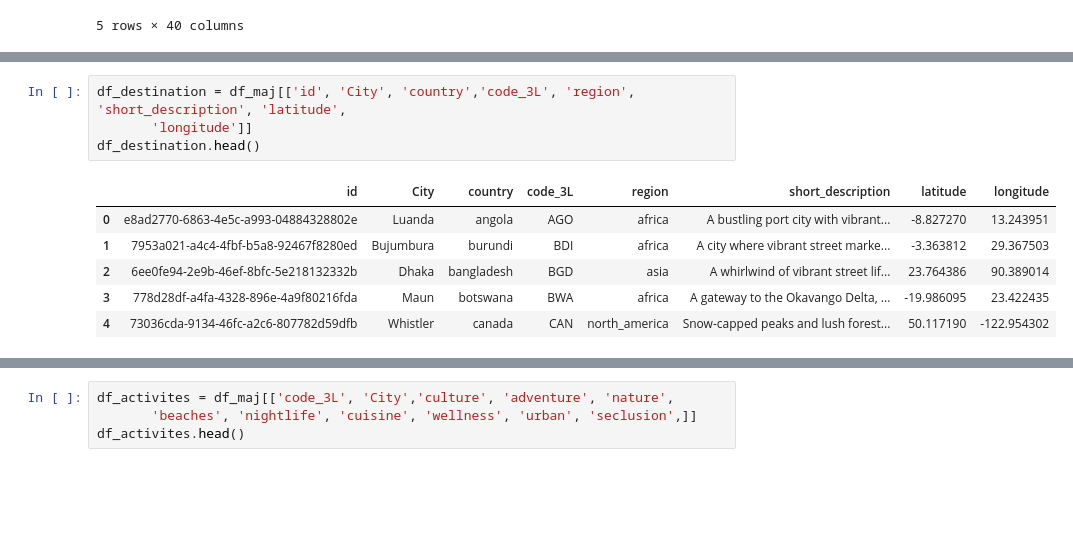
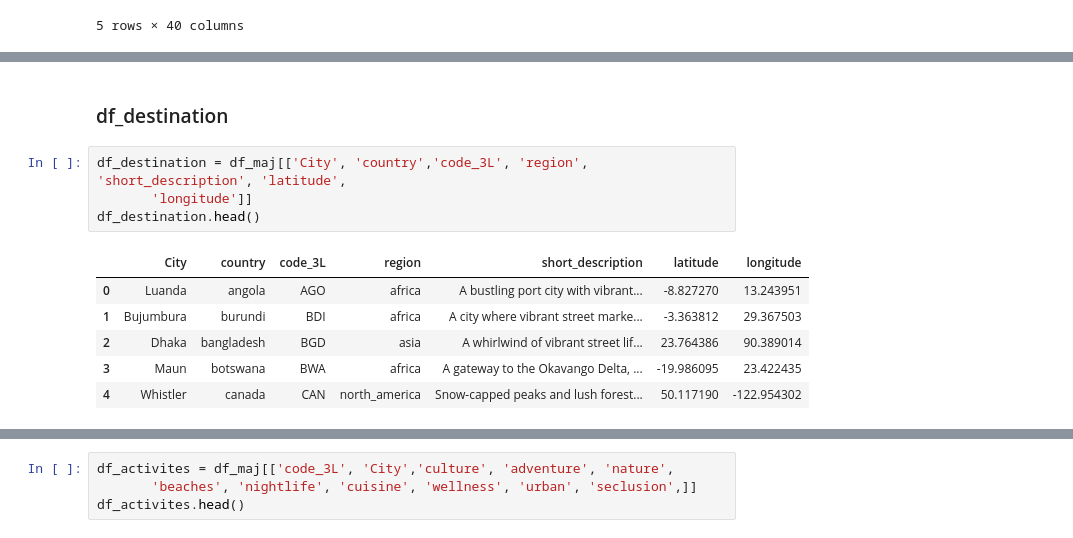
Before and after one commit to SileneR-create/ProjetCertif, a Jupyter notebook: Notebook/TraitementsDesDataframes.ipynb, the cells around one changed output, grey strips where cells are left out. Saved outputs shown, nothing was run; the diff lists cells and outputs as text; blank space fills up the shorter version.

```diff
--- a/Notebook/Untitled.ipynb
+++ b/Notebook/TraitementsDesDataframes.ipynb
@@ -132,11 +196,13 @@ df_meteo.head()
+# %% [markdown]
+### df_destination
 # %%
-df_destination = df_maj[['id', 'City', 'country','code_3L', 'region', 'short_description', 'latitude',
+df_destination = df_maj[['City', 'country','code_3L', 'region', 'short_description', 'latitude',
        'longitude']]
 df_destination.head()
 # %% [output]
-|  | id | City | country | code_3L | region | short_description | latitude | longitude |
-| 0 | e8ad2770-6863-4e5c-a993-04884328802e | Luanda | angola | AGO | africa | A bustling port city with vibrant... | -8.827270 | 13.243951 |
-| 1 | 7953a021-a4c4-4fbf-b5a8-92467f8280ed | Bujumbura | burundi | BDI | africa | A city where vibrant street marke... | -3.363812 | 29.367503 |
-| 2 | 6ee0fe94-2e9b-46ef-8bfc-5e218132332b | Dhaka | bangladesh | BGD | asia | A whirlwind of vibrant street lif... | 23.764386 | 90.389014 |
-| 3 | 778d28df-a4fa-4328-896e-4a9f80216fda | Maun | botswana | BWA | africa | A gateway to the Okavango Delta, ... | -19.986095 | 23.422435 |
-| 4 | 73036cda-9134-46fc-a2c6-807782d59dfb | Whistler | canada | CAN | north_america | Snow-capped peaks and lush forest... | 50.117190 | -122.954302 |
+|  | City | country | code_3L | region | short_description | latitude | longitude |
+| 0 | Luanda | angola | AGO | africa | A bustling port city with vibrant... | -8.827270 | 13.243951 |
+| 1 | Bujumbura | burundi | BDI | africa | A city where vibrant street marke... | -3.363812 | 29.367503 |
+| 2 | Dhaka | bangladesh | BGD | asia | A whirlwind of vibrant street lif... | 23.764386 | 90.389014 |
+| 3 | Maun | botswana | BWA | africa | A gateway to the Okavango Delta, ... | -19.986095 | 23.422435 |
+| 4 | Whistler | canada | CAN | north_america | Snow-capped peaks and lush forest... | 50.117190 | -122.954302 |
```
Also changed, not shown: parts of 28 cells of this notebook, 8 other files.
